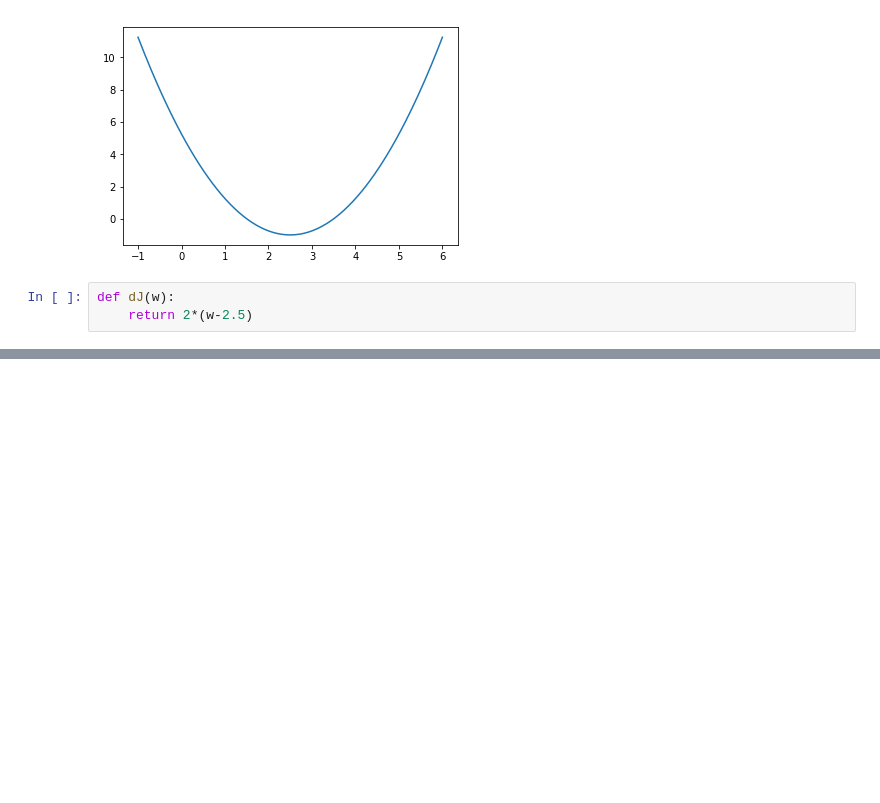
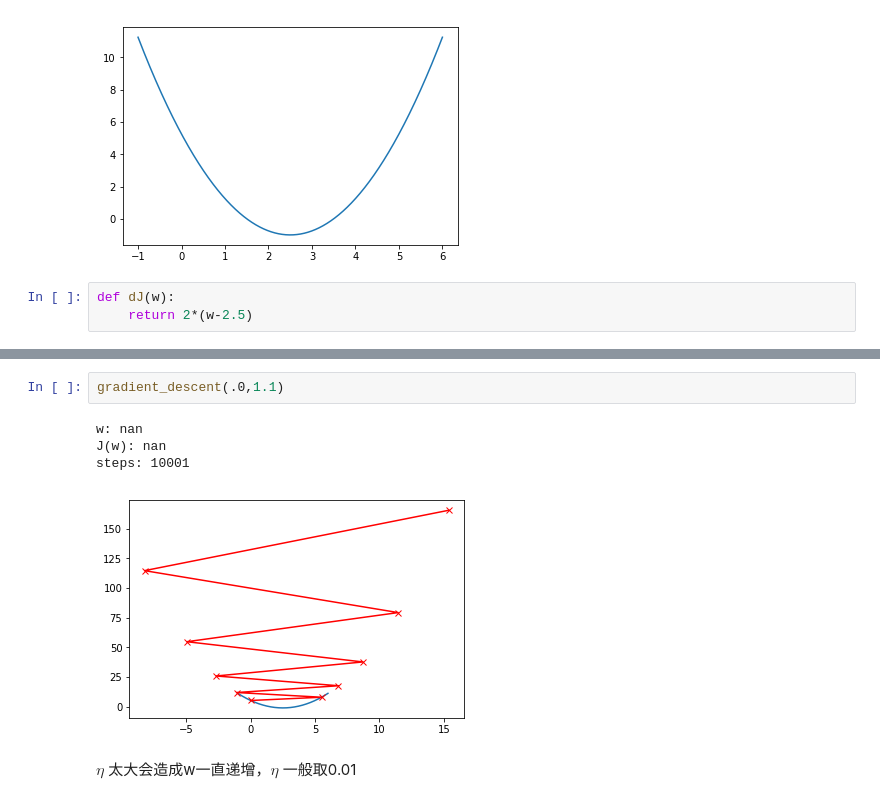
Before and after one commit to coderzc/machine_learning, a Jupyter notebook: jupyter/gradient_descent/gradient_descent.ipynb, the cells around one changed output, grey strips where cells are left out. Saved outputs shown, nothing was run; the diff lists cells and outputs as text; blank space fills up the shorter version.

```diff
--- a/jupyter/gradient_descent/gradient_descent.ipynb
+++ b/jupyter/gradient_descent/gradient_descent.ipynb
@@ -54,0 +86,9 @@ plt.show()
+# %%
+gradient_descent(.0,1.1)
+# %% [output]
+w: nan
+J(w): nan
+steps: 10001
+[figure, added]
+# %% [markdown]
+$\eta$ 太大会造成w一直递增，$\eta$ 一般取0.01
```
Also changed, not shown: parts of 8 cells of this notebook, 3 other files.
